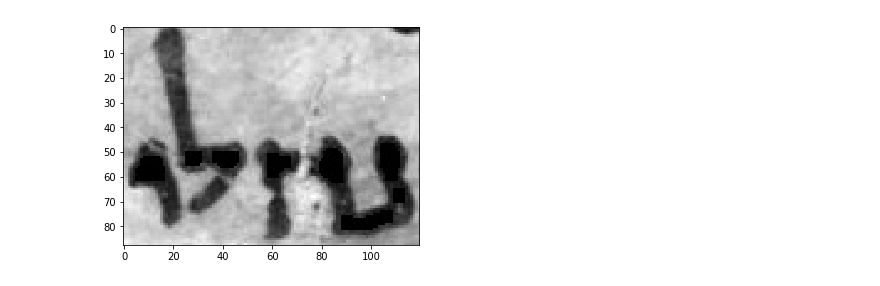
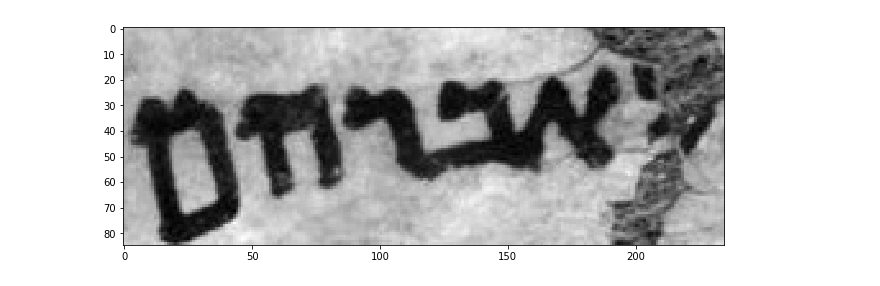
Before and after one commit to zeroxenator/hwr, a Jupyter notebook: Preprocessing/word_segmentation.ipynb, the cells around one changed output. Drawn from its saved outputs; the diff is of its cells as text; code cells hidden in the pictures.

Commit message:
Improved word segmentation, initial attempt at recognition

```diff
--- a/Preprocessing/word_segmentation.ipynb
+++ b/Preprocessing/word_segmentation.ipynb
@@ -75,6 +78,6 @@ array([[     3,     13,    801,   1067, 385150],
 # %%
 min_thresh = 400
-max_thresh = 3000
+max_thresh = 10000
 boxes = []
 box_centroids = []
 for i in range(len(stats)):
@@ -183,7 +186,8 @@ plt.show()
 # %%
-[y1, y2] = strips[3]
+[y1, y2] = strips[2]
 
 strip_img = image[y1:y2, 0:width]
+strip_img_gray = image_gray[y1:y2, 0:width]
 print(y1,y2)
 plt.figure(figsize = (500,14))
 plt.imshow(strip_img, cmap='gray', aspect = 1)
@@ -228,5 +232,5 @@ plt.show()
 # %%
-strip_img = cv2.dilate(strip_img,kernel,iterations = 1)
+strip_img = cv2.dilate(strip_img,kernel,iterations = 2)
 strip_img = cv2.GaussianBlur(strip_img, (9,9), 0)
 _, strip_img = cv2.threshold(strip_img,0,255,cv2.THRESH_BINARY+cv2.THRESH_OTSU)
 # %%
@@ -261,9 +263,20 @@ array([[    0,     0,   808,   101, 54144],
 # %%
-idx = 2
+idx = 3
 # %%
-strip_img = image[y1:y2, 0:width]
+strip_img = image[y1:y2, 0:stats[0][2]]
 plt.figure(figsize = (500,4))
-plt.imshow(strip_img[stats[idx][1]:stats[idx][1]+stats[idx][3], stats[idx][0]:stats[idx][0]+stats[idx][2]], cmap='gray', aspect = 1)
+#plt.imshow(strip_img, cmap='gray', aspect = 1)
+plt.imshow(strip_img_gray[stats[idx][1]:stats[idx][1]+stats[idx][3], stats[idx][0]:stats[idx][0]+stats[idx][2]], cmap='gray', aspect = 1)
 plt.show()
+
+
+#write found words to folder
+counter = 1
+for i in range(n_labels):
+    if(stats[i][4] > 1000 and i != 0):
+        word = strip_img[stats[i][1]:stats[i][1]+stats[i][3], stats[i][0]:stats[i][0]+stats[i][2]]
+        path = 'word-images/word' + str(counter) + '.png'
+        counter += 1
+        cv2.imwrite(path, word)
 # %% [output]
-[figure, old version]
+[figure, new version]
```
Also changed, not shown: parts of 22 cells of this notebook, 4 other files.
